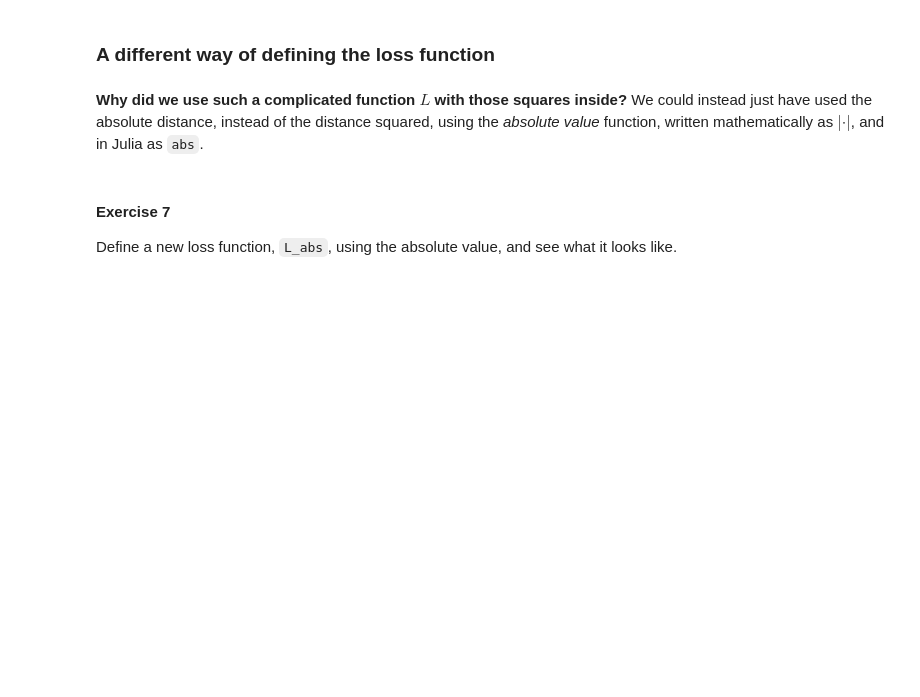
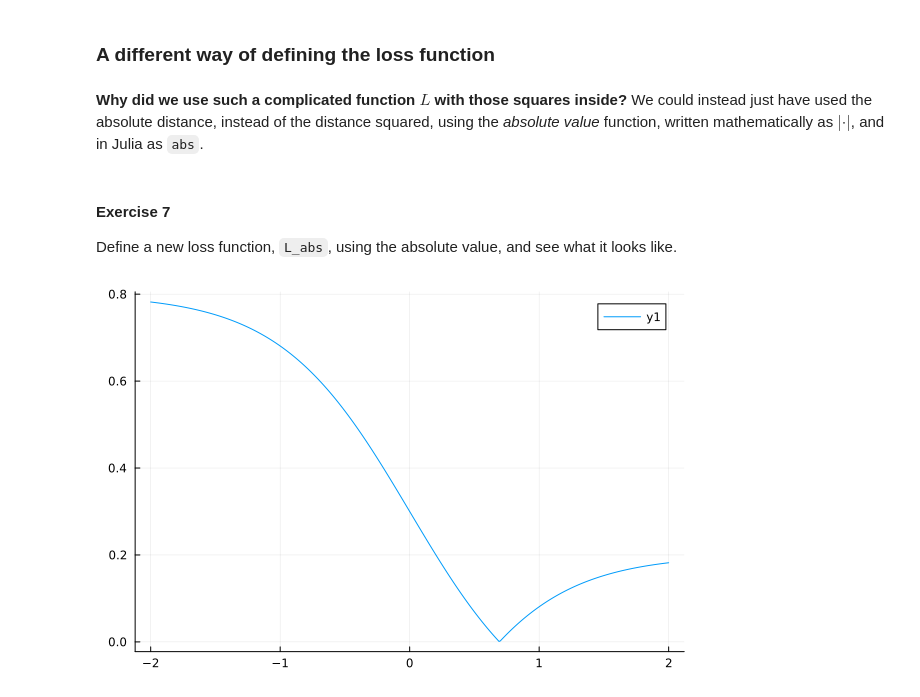
Before and after one commit to jesse-wei/JuliaTutorials, a Jupyter notebook: introductory-tutorials/broader-topics-and-ecosystem/intro-to-ml/06. Tools - Adding a function parameter.ipynb, the cells around one changed output. Drawn from its saved outputs; the diff is of its cells as text; code cells hidden in the pictures; blank space fills up the shorter version.

```diff
--- a/introductory-tutorials/broader-topics-and-ecosystem/intro-to-ml/06. Tools - Adding a function parameter.ipynb
+++ b/introductory-tutorials/broader-topics-and-ecosystem/intro-to-ml/06. Tools - Adding a function parameter.ipynb
@@ -154,3 +193,9 @@ Draw a zoomed-in version of the graph to find the place $w^*$ where the function
 #### Exercise 7
 
 Define a new loss function, `L_abs`, using the absolute value, and see what it looks like.
+# %%
+loss_abs = w -> abs(y0 - f(x0, w))
+
+plot(ws, loss_abs.(ws))
+# %% [output]
+[figure, added]
```
Also changed, not shown: parts of 11 cells of this notebook, 2 other files.
